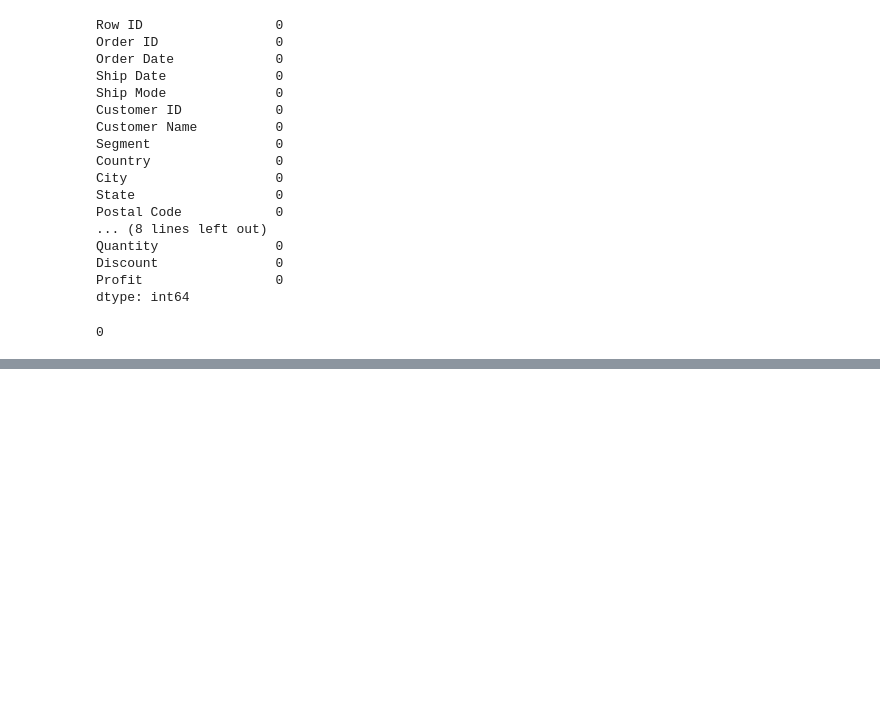
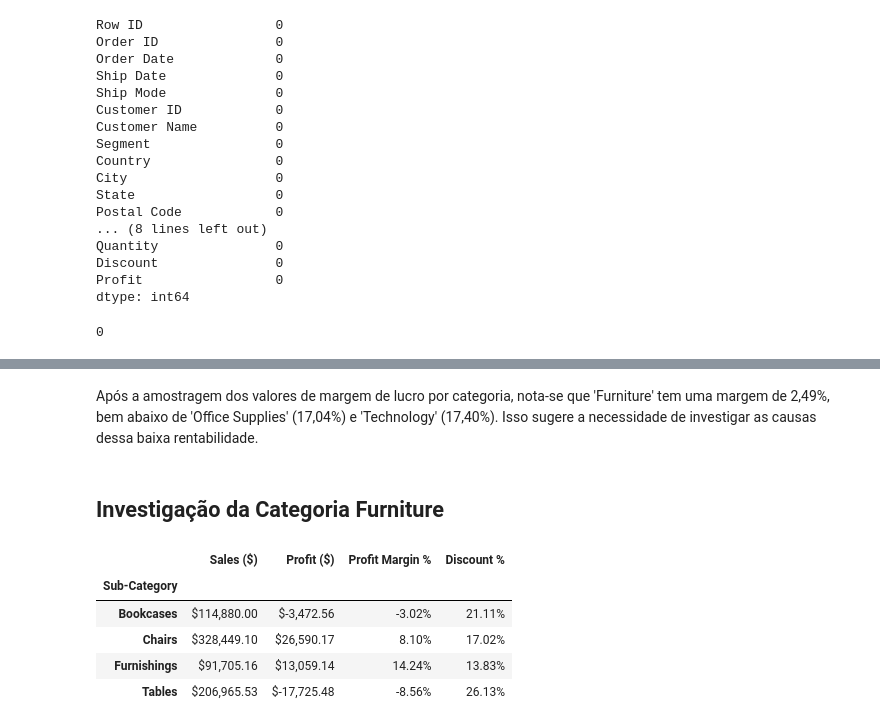
Before and after one commit to jvribeirocostard/Retail-sales-analysis, a Jupyter notebook: notebooks/retail-sales.ipynb, the cells around one changed output, grey strips where cells are left out. Saved outputs shown, nothing was run; the diff lists cells and outputs as text; code cells hidden in the pictures; blank space fills up the shorter version.

```diff
--- a/notebooks/retail-sales.ipynb
+++ b/notebooks/retail-sales.ipynb
@@ -305,0 +145,31 @@ Além disso, o problema está concentrado em produtos específicos dentro da cat
+# %% [markdown]
+Após a amostragem dos valores de margem de lucro por categoria, nota-se que 'Furniture' tem uma margem de 2,49%, bem abaixo de 'Office Supplies' (17,04%) e 'Technology' (17,40%). Isso sugere a necessidade de investigar as causas dessa baixa rentabilidade.
+# %% [markdown]
+## Investigação da Categoria Furniture
+# %%
+df_furniture = df[df["Category"] == "Furniture"]
+
+
+res_subcat = df_furniture.groupby("Sub-Category")[["Sales", "Profit"]].sum()
+
+res_subcat["Profit Margin"] = res_subcat["Profit"]/res_subcat["Sales"]
+
+res_subcat["Discount"] = df_furniture.groupby("Sub-Category")["Discount"].mean()
+
+
+
+res_subcat["Sales ($)"] = res_subcat["Sales"].map(lambda x: f"${x:,.2f}")
+res_subcat["Profit ($)"] = res_subcat["Profit"].map(lambda x: f"${x:,.2f}")
+res_subcat["Profit Margin %"] = res_subcat["Profit Margin"].map(lambda x: f"{x*100:.2f}%")
+res_subcat["Discount %"] = res_subcat["Discount"].map(lambda x: f"{x*100:.2f}%")
+
+
+
+res_subcat[["Sales ($)", "Profit ($)", "Profit Margin %","Discount %"]]
+# %% [output]
+|  | Sales ($) | Profit ($) | Profit Margin % | Discount % |
+| Sub-Category |  |  |  |  |
+| Bookcases | $114,880.00 | $-3,472.56 | -3.02% | 21.11% |
+| Chairs | $328,449.10 | $26,590.17 | 8.10% | 17.02% |
+| Furnishings | $91,705.16 | $13,059.14 | 14.24% | 13.83% |
+| Tables | $206,965.53 | $-17,725.48 | -8.56% | 26.13% |
```
Also changed, not shown: parts of 35 cells of this notebook.
